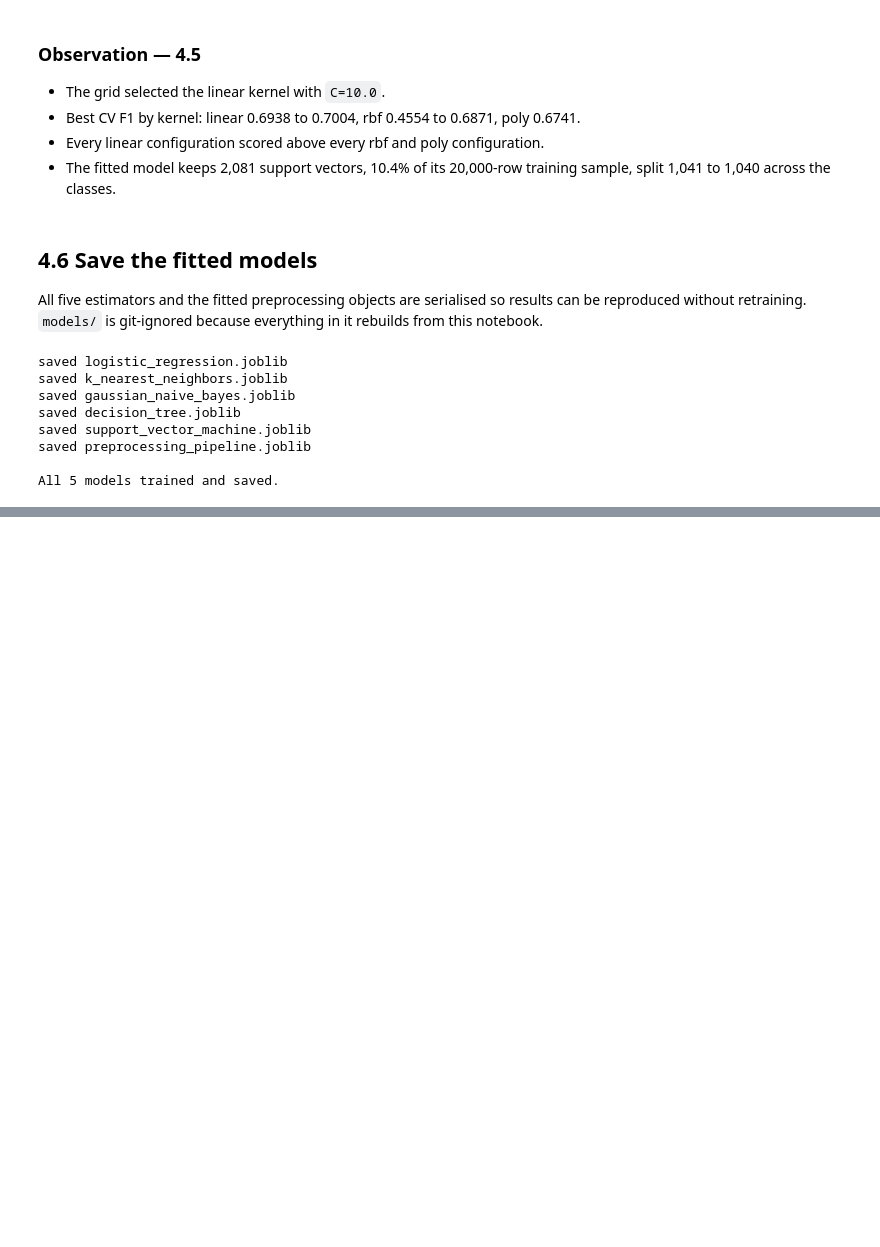
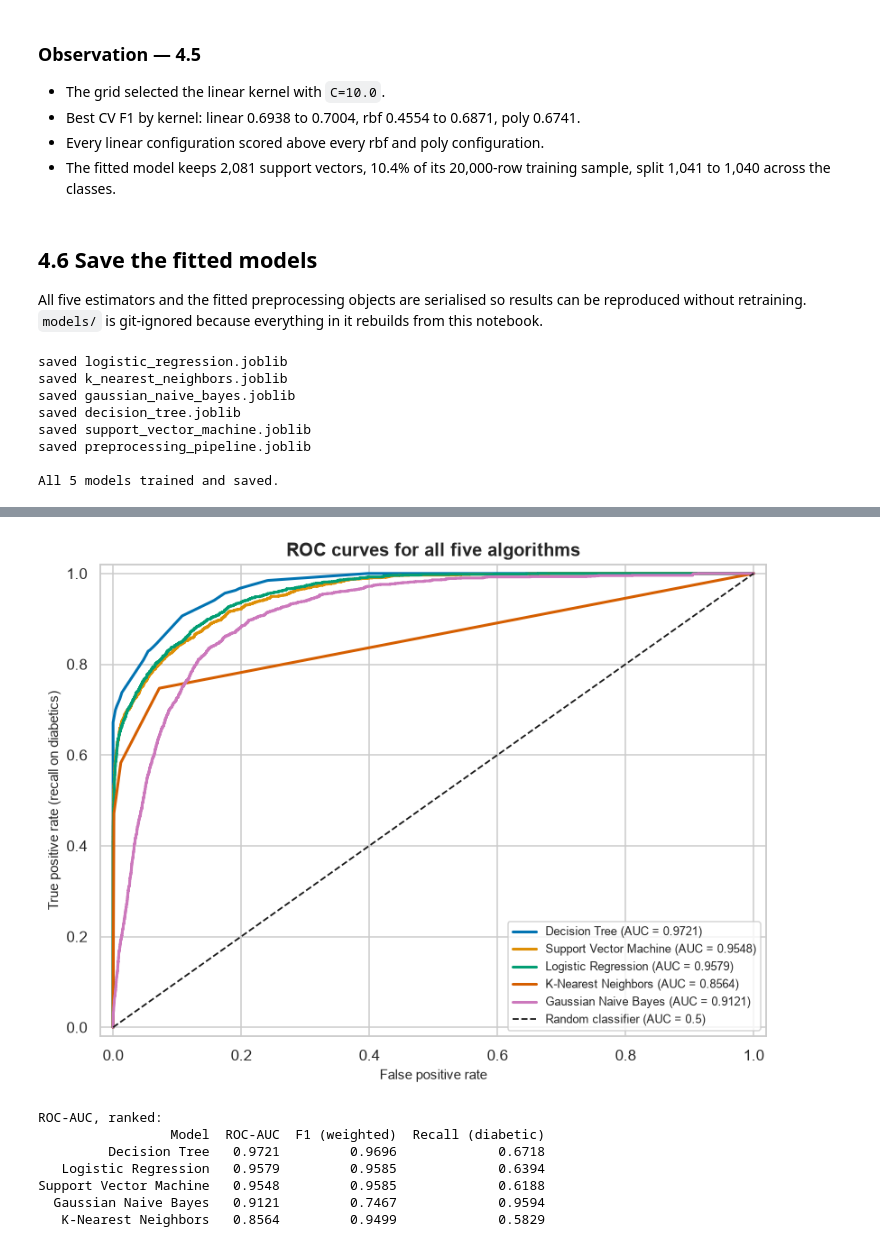
Before and after one commit to renexaan/glucotrack, a Jupyter notebook: notebooks/classification.ipynb, the cells around one changed output, grey strips where cells are left out. Drawn from its saved outputs; the diff is of its cells as text; code cells hidden in the pictures; blank space fills up the shorter version.

```diff
--- a/notebooks/classification.ipynb
+++ b/notebooks/classification.ipynb
@@ -1566,0 +1735,19 @@ All 5 models trained and saved.
+# %%
+# false negatives are the clinically costly error: a missed diagnosis
+err = []
+for name in ordered:
+    tn, fp, fn, tp = conf_mats[name].ravel()
+    err.append({
+        "Model": name, "TN": tn, "FP": fp, "FN": fn, "TP": tp,
+        "Missed diabetics (FN)": fn, "False alarms (FP)": fp,
+        "FN rate %": round(fn / (fn + tp) * 100, 2),
+        "FP rate %": round(fp / (fp + tn) * 100, 2),
+    })
+
+print(f"Error breakdown on {int(y_test.sum()):,} true diabetics "
+      f"and {int((1 - y_test).sum()):,} non-diabetics:\n")
+print(pd.DataFrame(err).to_string(index=False))
+
+print(f"\n\nPer-class report for {comparison.loc[0, 'Model']}:\n")
+print(classification_report(y_test, preds[comparison.loc[0, "Model"]],
+                            target_names=["Non-diabetic (0)", "Diabetic (1)"], digits=4))
@@ -1566,0 +1793,30 @@ All 5 models trained and saved.
+# %%
+fig, ax = plt.subplots(figsize=(7.6, 5.8))
+
+for colour, name in zip(sns.color_palette(PALETTE, len(ordered)), ordered):
+    fpr, tpr, _ = roc_curve(y_test, scores[name])
+    auc_val = comparison.loc[comparison["Model"] == name, "ROC-AUC"].iat[0]
+    ax.plot(fpr, tpr, linewidth=2, color=colour, label=f"{name} (AUC = {auc_val:.4f})")
+
+# the diagonal is what random guessing would produce
+ax.plot([0, 1], [0, 1], "k--", linewidth=1.2, label="Random classifier (AUC = 0.5)")
+ax.set_title("ROC curves for all five algorithms", fontsize=13, fontweight="bold")
+ax.set_xlabel("False positive rate")
+ax.set_ylabel("True positive rate (recall on diabetics)")
+ax.legend(fontsize=8.5, loc="lower right")
+ax.set_xlim(-0.02, 1.02); ax.set_ylim(-0.02, 1.02)
+plt.tight_layout()
+plt.show()
+
+print("ROC-AUC, ranked:")
+print(comparison[["Model", "ROC-AUC", "F1 (weighted)", "Recall (diabetic)"]]
+      .sort_values("ROC-AUC", ascending=False).round(4).to_string(index=False))
+# %% [output]
+[figure, added]
+ROC-AUC, ranked:
+                 Model  ROC-AUC  F1 (weighted)  Recall (diabetic)
+         Decision Tree   0.9721         0.9696             0.6718
+   Logistic Regression   0.9579         0.9585             0.6394
+Support Vector Machine   0.9548         0.9585             0.6188
+  Gaussian Naive Bayes   0.9121         0.7467             0.9594
+   K-Nearest Neighbors   0.8564         0.9499             0.5829
```
Also changed, not shown: parts of 18 cells of this notebook.
